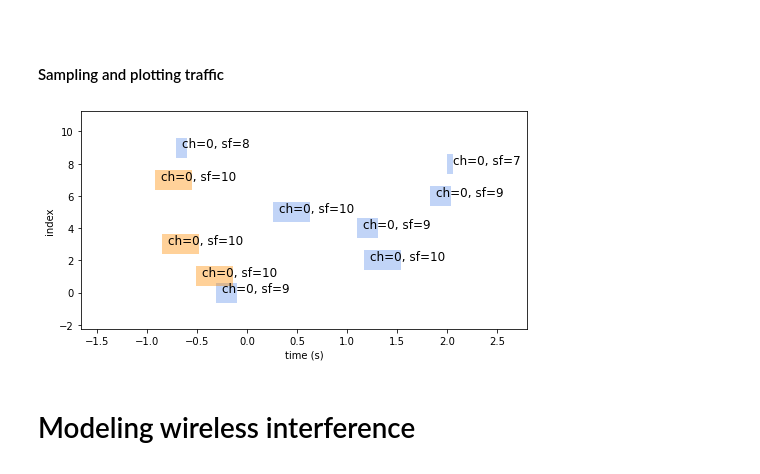
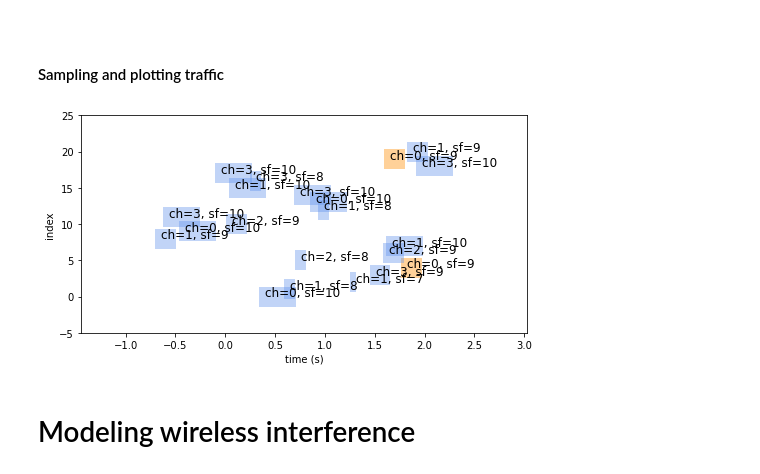
Before and after one commit to seaarts/lora-network-planner, a Jupyter notebook: notebooks/interference-simultion.ipynb, the cells around one changed output. Drawn from its saved outputs; the diff is of its cells as text; code cells hidden in the pictures.

```diff
--- a/notebooks/interference-simultion.ipynb
+++ b/notebooks/interference-simultion.ipynb
@@ -148,6 +148,6 @@ A LoRa Parameters object with params:
          dutyCycle: None
 # %%
 # specify a sperading factor distirbution
-channelDist = lpd.Choice(1)  # unifom when no parameters specified
+channelDist = lpd.Choice(4)  # unifom when no parameters specified
 print(channelDist)
 # %% [output]
@@ -186,10 +186,10 @@ loraDist = lpf.IndependentLoRaGenerator(arrivals=arrivals,
 traffic = loraDist.sample(10)  # sample 3 Traffic realizations
 # %%
 # plot traffic outcomes
-i = 7
+i = 8
 traffic[i].plot(text=True, figsize=(8,4), linewidths=20, labels=traffic[i].thinALOHA());
 # %% [output]
-[figure, old version]
+[figure, new version]
 # %% [markdown]
 # Modeling wireless interference
 # %% [markdown]
```
Also changed, not shown: parts of 12 cells of this notebook, 4 other files.
